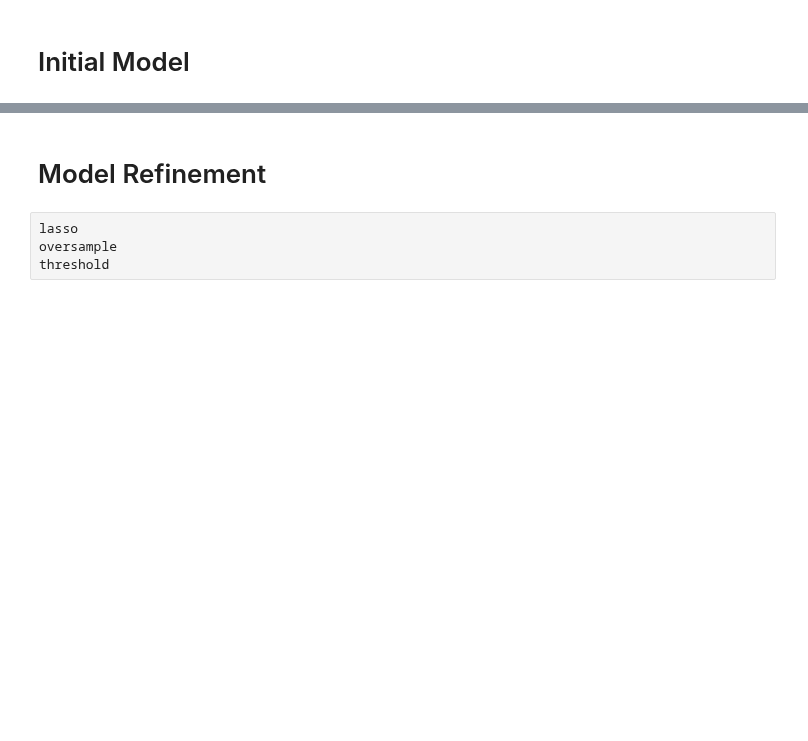
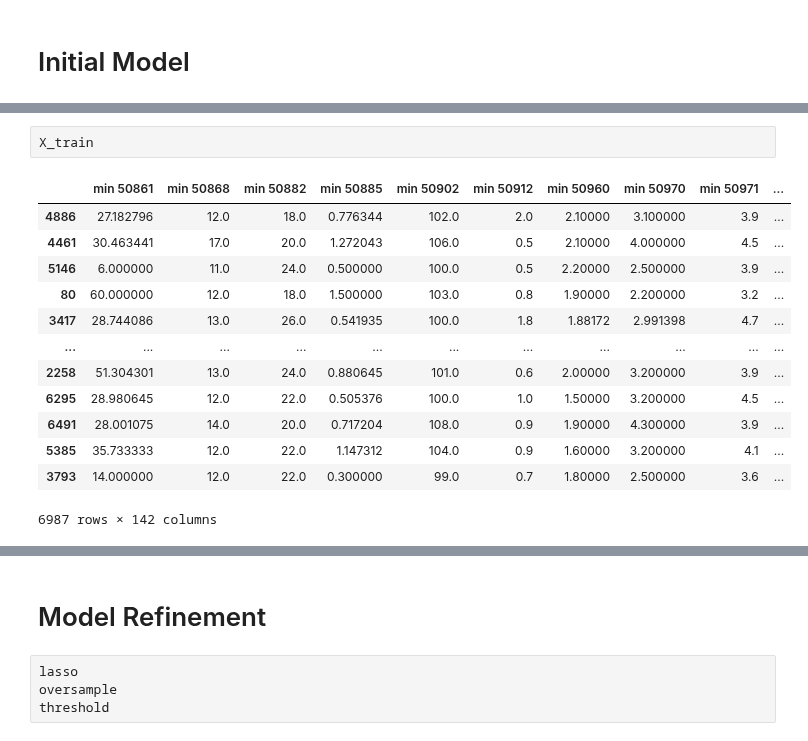
Before and after one commit to brandoncryu/disease_prediction, a Jupyter notebook: Predict_Future.ipynb, the cells around one changed output, grey strips where cells are left out. Saved outputs shown, nothing was run; the diff lists cells and outputs as text; blank space fills up the shorter version.

```diff
--- a/Predict_Future.ipynb
+++ b/Predict_Future.ipynb
@@ -461,0 +633,16 @@ logistic
+# %%
+X_train
+# %% [output]
+|  | min 50861 | min 50868 | min 50882 | min 50885 | min 50902 | min 50912 | min 50960 | min 50970 | min 50971 | ... |
+| 4886 | 27.182796 | 12.0 | 18.0 | 0.776344 | 102.0 | 2.0 | 2.10000 | 3.100000 | 3.9 | ... |
+| 4461 | 30.463441 | 17.0 | 20.0 | 1.272043 | 106.0 | 0.5 | 2.10000 | 4.000000 | 4.5 | ... |
+| 5146 | 6.000000 | 11.0 | 24.0 | 0.500000 | 100.0 | 0.5 | 2.20000 | 2.500000 | 3.9 | ... |
+| 80 | 60.000000 | 12.0 | 18.0 | 1.500000 | 103.0 | 0.8 | 1.90000 | 2.200000 | 3.2 | ... |
+| 3417 | 28.744086 | 13.0 | 26.0 | 0.541935 | 100.0 | 1.8 | 1.88172 | 2.991398 | 4.7 | ... |
+| ... | ... | ... | ... | ... | ... | ... | ... | ... | ... | ... |
+| 2258 | 51.304301 | 13.0 | 24.0 | 0.880645 | 101.0 | 0.6 | 2.00000 | 3.200000 | 3.9 | ... |
+| 6295 | 28.980645 | 12.0 | 22.0 | 0.505376 | 100.0 | 1.0 | 1.50000 | 3.200000 | 4.5 | ... |
+| 6491 | 28.001075 | 14.0 | 20.0 | 0.717204 | 108.0 | 0.9 | 1.90000 | 4.300000 | 3.9 | ... |
+| 5385 | 35.733333 | 12.0 | 22.0 | 1.147312 | 104.0 | 0.9 | 1.60000 | 3.200000 | 4.1 | ... |
+| 3793 | 14.000000 | 12.0 | 22.0 | 0.300000 | 99.0 | 0.7 | 1.80000 | 2.500000 | 3.6 | ... |
+6987 rows × 142 columns
```
Also changed, not shown: parts of 13 cells of this notebook.
